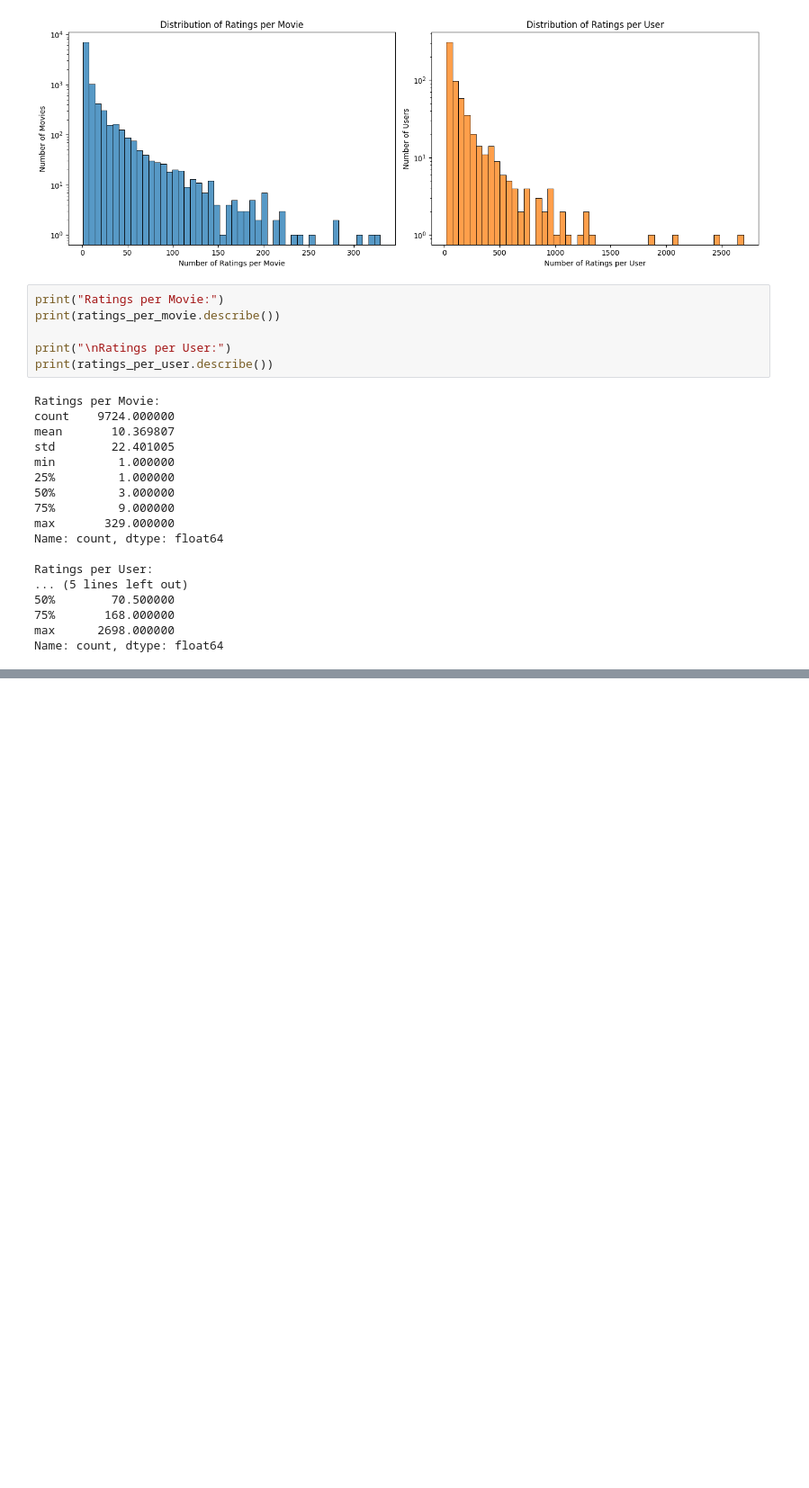
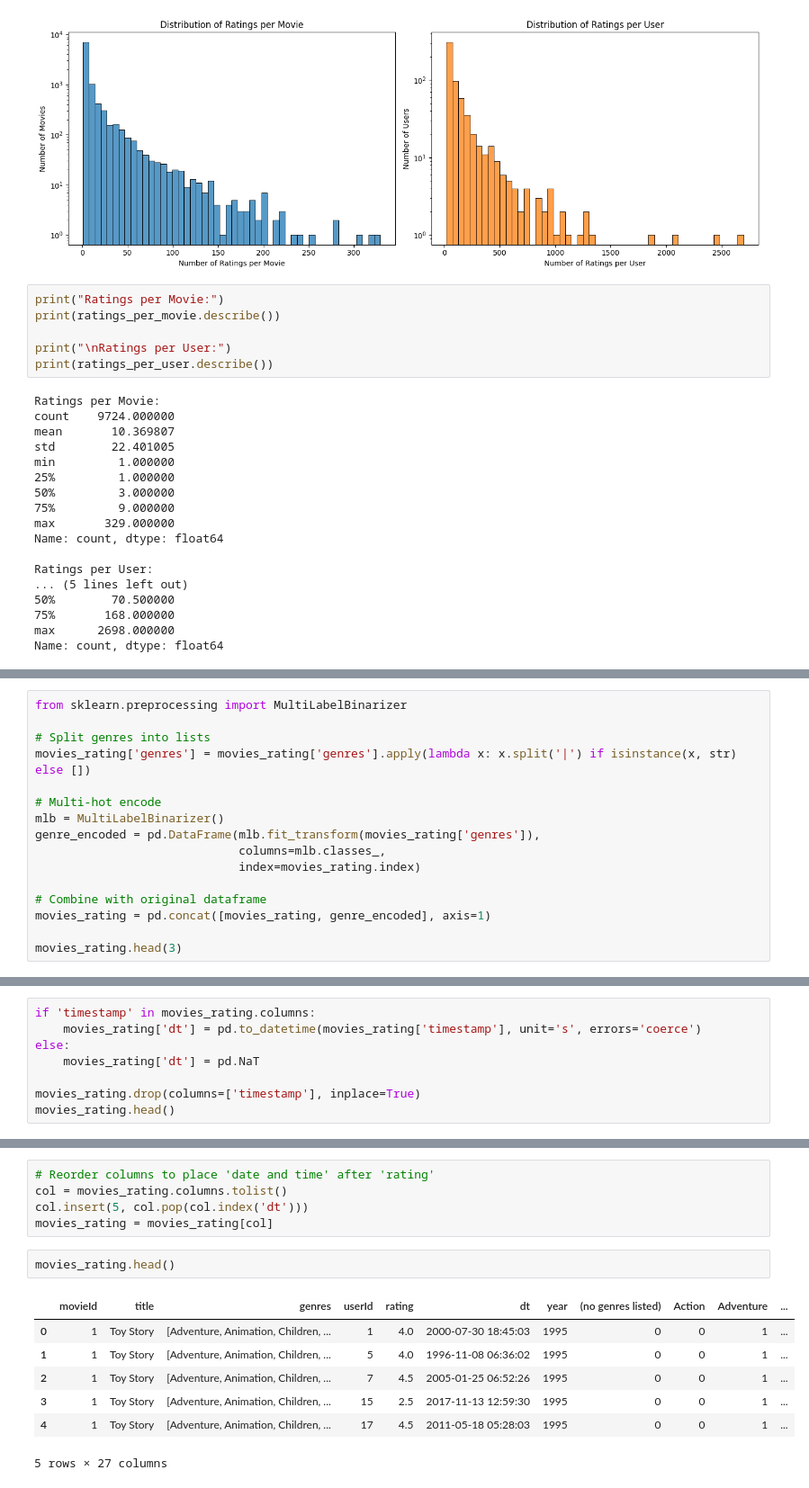
Before and after one commit to Deelaw15/Movie-Recommendation-System, a Jupyter notebook: Data Pre-processing.ipynb, the cells around one changed output, grey strips where cells are left out. Shown at 90% size. Cells and saved outputs as stored; diff of their text form; blank space fills up the shorter version.

```diff
--- a/Data Pre-processing.ipynb
+++ b/Data Pre-processing.ipynb
@@ -439,0 +521,16 @@ Name: count, dtype: float64
+# %%
+from sklearn.preprocessing import MultiLabelBinarizer
+
+# Split genres into lists
+movies_rating['genres'] = movies_rating['genres'].apply(lambda x: x.split('|') if isinstance(x, str) else [])
+
+# Multi-hot encode
+mlb = MultiLabelBinarizer()
+genre_encoded = pd.DataFrame(mlb.fit_transform(movies_rating['genres']),
+                             columns=mlb.classes_,
+                             index=movies_rating.index)
+
+# Combine with original dataframe
+movies_rating = pd.concat([movies_rating, genre_encoded], axis=1)
+
+movies_rating.head(3)
@@ -439,0 +543,8 @@ Name: count, dtype: float64
+# %%
+if 'timestamp' in movies_rating.columns:
+    movies_rating['dt'] = pd.to_datetime(movies_rating['timestamp'], unit='s', errors='coerce')
+else:
+    movies_rating['dt'] = pd.NaT
+
+movies_rating.drop(columns=['timestamp'], inplace=True)
+movies_rating.head()
@@ -439,0 +559,15 @@ Name: count, dtype: float64
+# %%
+# Reorder columns to place 'date and time' after 'rating'
+col = movies_rating.columns.tolist()
+col.insert(5, col.pop(col.index('dt')))
+movies_rating = movies_rating[col]
+# %%
+movies_rating.head()
+# %% [output]
+|  | movieId | title | genres | userId | rating | dt | year | (no genres listed) | Action | Adventure | ... |
+| 0 | 1 | Toy Story | [Adventure, Animation, Children, ... | 1 | 4.0 | 2000-07-30 18:45:03 | 1995 | 0 | 0 | 1 | ... |
+| 1 | 1 | Toy Story | [Adventure, Animation, Children, ... | 5 | 4.0 | 1996-11-08 06:36:02 | 1995 | 0 | 0 | 1 | ... |
+| 2 | 1 | Toy Story | [Adventure, Animation, Children, ... | 7 | 4.5 | 2005-01-25 06:52:26 | 1995 | 0 | 0 | 1 | ... |
+| 3 | 1 | Toy Story | [Adventure, Animation, Children, ... | 15 | 2.5 | 2017-11-13 12:59:30 | 1995 | 0 | 0 | 1 | ... |
+| 4 | 1 | Toy Story | [Adventure, Animation, Children, ... | 17 | 4.5 | 2011-05-18 05:28:03 | 1995 | 0 | 0 | 1 | ... |
+5 rows × 27 columns
```
Also changed, not shown: parts of 26 cells of this notebook, 2 other files.
